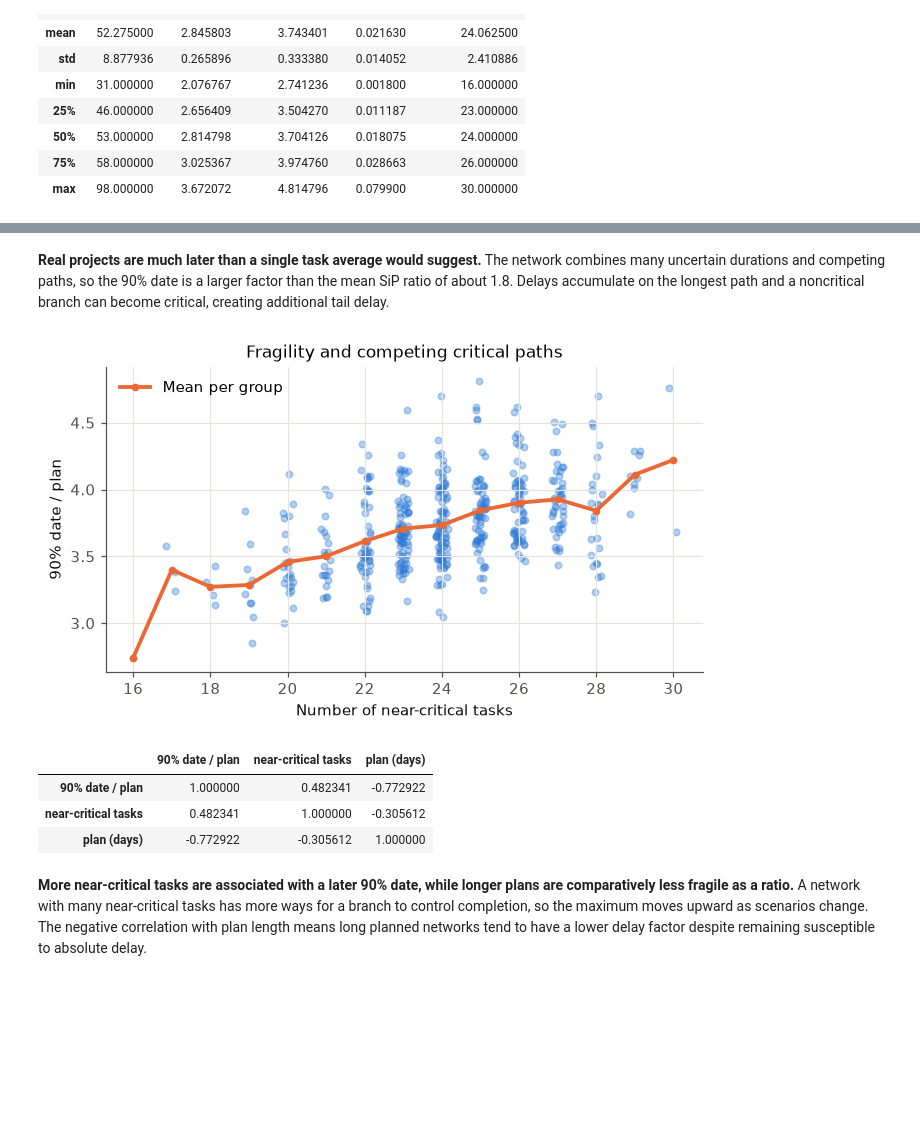
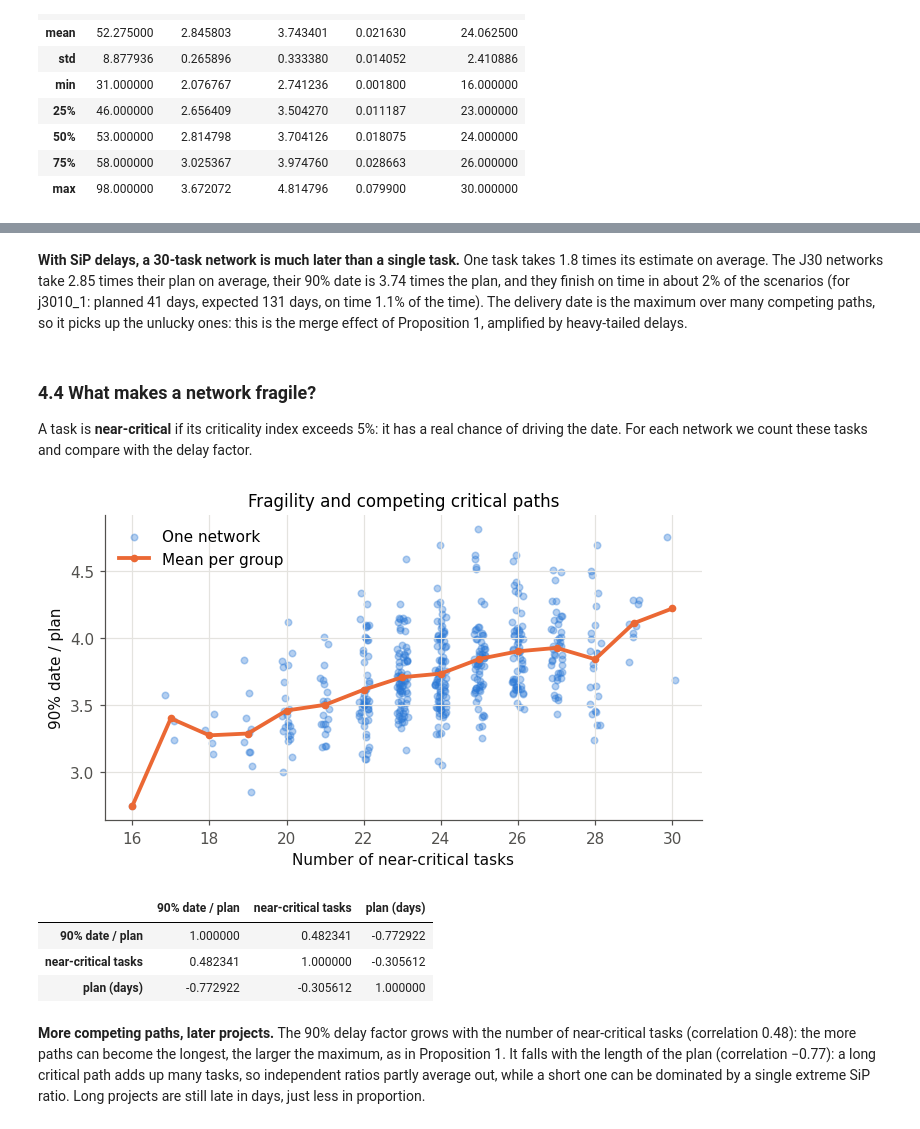
Before and after one commit to Keiraaaaaaaaaaa/mc-project-delays, a Jupyter notebook: notebooks/part4_results.ipynb, the cells around one changed output, grey strips where cells are left out. Cells and saved outputs as stored; diff of their text form; code cells hidden in the pictures; blank space fills up the shorter version.

```diff
--- a/notebooks/part4_results.ipynb
+++ b/notebooks/part4_results.ipynb
@@ -205,28 +258,41 @@ plt.show()
 # %% [markdown]
-**Real projects are much later than a single task average would suggest.** The network combines many uncertain durations and competing paths, so the 90% date is a larger factor than the mean SiP ratio of about 1.8. Delays accumulate on the longest path and a noncritical branch can become critical, creating additional tail delay.
+**With SiP delays, a 30-task network is much later than a single task.** One task takes 1.8 times its
+estimate on average. The J30 networks take 2.85 times their plan on average, their 90% date is 3.74 times the plan,
+and they finish on time in about 2% of the scenarios (for j3010_1: planned 41 days, expected 131 days, on time 1.1%
+of the time). The delivery date is the maximum over many competing paths, so it picks up the unlucky ones:
+this is the merge effect of Proposition 1, amplified by heavy-tailed delays.
+# %% [markdown]
+### 4.4 What makes a network fragile?
+
+A task is **near-critical** if its criticality index exceeds 5%: it has a real chance of driving the date.
+For each network we count these tasks and compare with the delay factor.
 # %%
 # Delay factor versus the number of near-critical tasks
 # 1. Scatter the networks and overlay the mean delay for each group.
 jitter = np.random.default_rng(SEED).uniform(-0.15, 0.15, len(j30))
 plt.scatter(j30["near-critical tasks"] + jitter, j30["90% date / plan"],
-            color=BLUE, alpha=0.35, s=18)
+            color=BLUE, alpha=0.35, s=18, label="One network")
 means = j30.groupby("near-critical tasks")["90% date / plan"].mean()
 plt.plot(means.index, means.values, color=ORANGE, linewidth=2.5,
          marker="o", markersize=4, label="Mean per group")
 plt.xlabel("Number of near-critical tasks")
 plt.ylabel("90% date / plan")
 plt.title("Fragility and competing critical paths")
 plt.legend()
 plt.show()
 
 # 2. Display the pairwise correlations.
 correlation = j30[["90% date / plan", "near-critical tasks", "plan (days)"]].corr()
 display(correlation)
 # %% [output]
-[figure, old version]
+[figure, new version]
 |  | 90% date / plan | near-critical tasks | plan (days) |
 | 90% date / plan | 1.000000 | 0.482341 | -0.772922 |
 | near-critical tasks | 0.482341 | 1.000000 | -0.305612 |
 | plan (days) | -0.772922 | -0.305612 | 1.000000 |
 # %% [markdown]
-**More near-critical tasks are associated with a later 90% date, while longer plans are comparatively less fragile as a ratio.** A network with many near-critical tasks has more ways for a branch to control completion, so the maximum moves upward as scenarios change. The negative correlation with plan length means long planned networks tend to have a lower delay factor despite remaining susceptible to absolute delay.
+**More competing paths, later projects.** The 90% delay factor grows with the number of near-critical tasks
+(correlation 0.48): the more paths can become the longest, the larger the maximum, as in Proposition 1. It falls
+with the length of the plan (correlation −0.77): a long critical path adds up many tasks, so independent ratios
+partly average out, while a short one can be dominated by a single extreme SiP ratio. Long projects are still late
+in days, just less in proportion.
```
Also changed, not shown: parts of 10 cells of this notebook, 16 other files.
